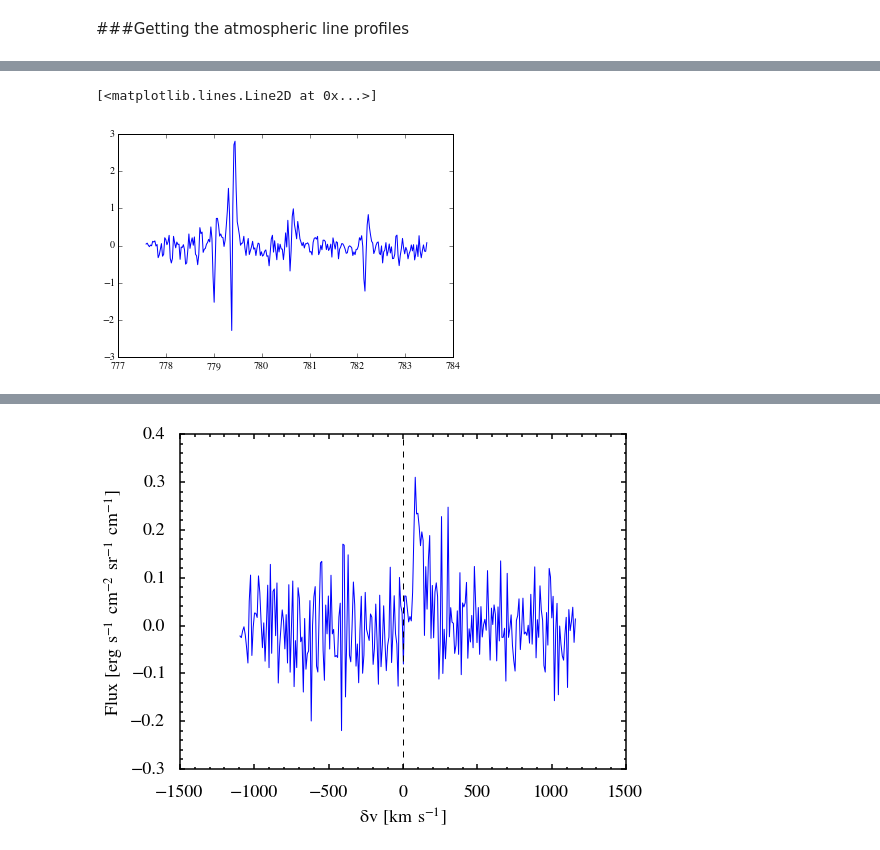
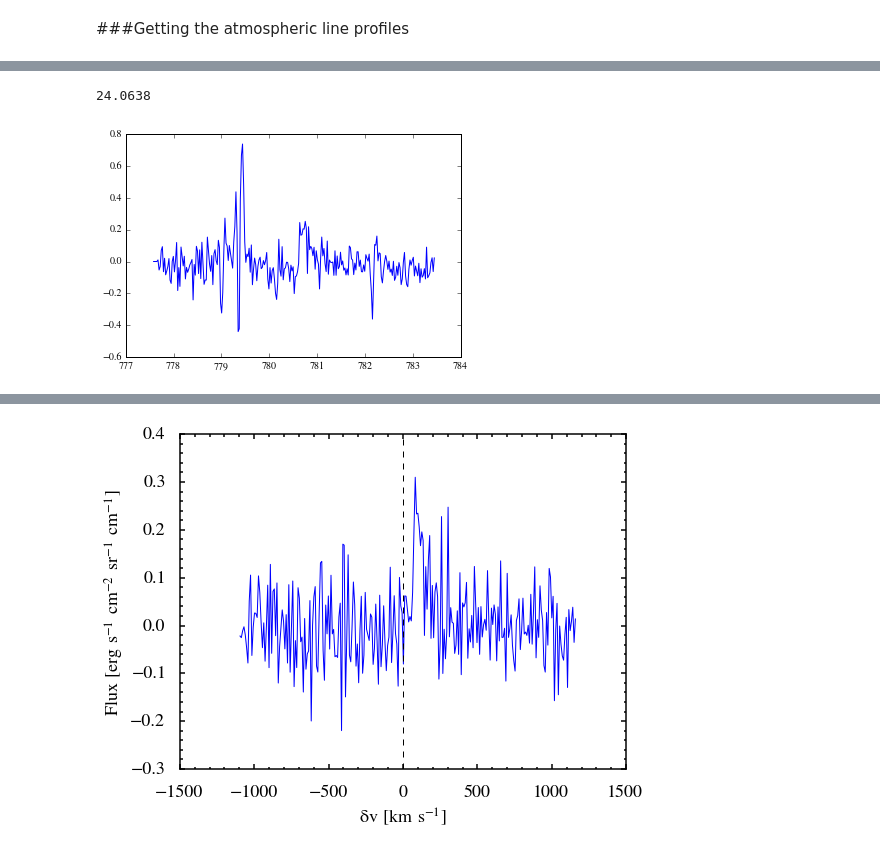
Before and after one commit to yaolun/sa, a Jupyter notebook: TEXES_analysis.ipynb, the cells around one changed output, grey strips where cells are left out. Drawn from its saved outputs; the diff is of its cells as text; code cells hidden in the pictures.

```diff
--- a/TEXES_analysis.ipynb
+++ b/TEXES_analysis.ipynb
@@ -57,6 +71,13 @@ plt.imshow(im_sub[60:220,:], cmap='Greys_r', extent=[min(wno), max(wno),220,60],
 [figure]
-# %%
-plt.plot(wno, np.sum(im_sub, axis=0))
-# %% [output]
-[<matplotlib.lines.Line2D at 0x...>]
-[figure, removed]
+# %%
+plt.plot(wno, np.sum(im_sub[125:160,:], axis=0))
+line_flux = np.sum(np.sum(im_sub[125:160,:], axis=0)[(wno > 780.6) & (wno < 780.9)])
+noise = np.std(np.hstack((np.sum(im_sub[125:160,:], axis=0)[(wno > 779.8) & (wno < 780.6)],\
+                        np.sum(im_sub[125:160,:], axis=0)[(wno > 780.9) & (wno < 782)])))
+print line_flux/noise
+# plt.axvline(779.37310791)
+# print np.argsort(collapse_im)
+# print wno[np.argsort(collapse_im)]
+# %% [output]
+24.0638
+[figure, added]
```
Also changed, not shown: parts of 4 cells of this notebook, 1 other file.
